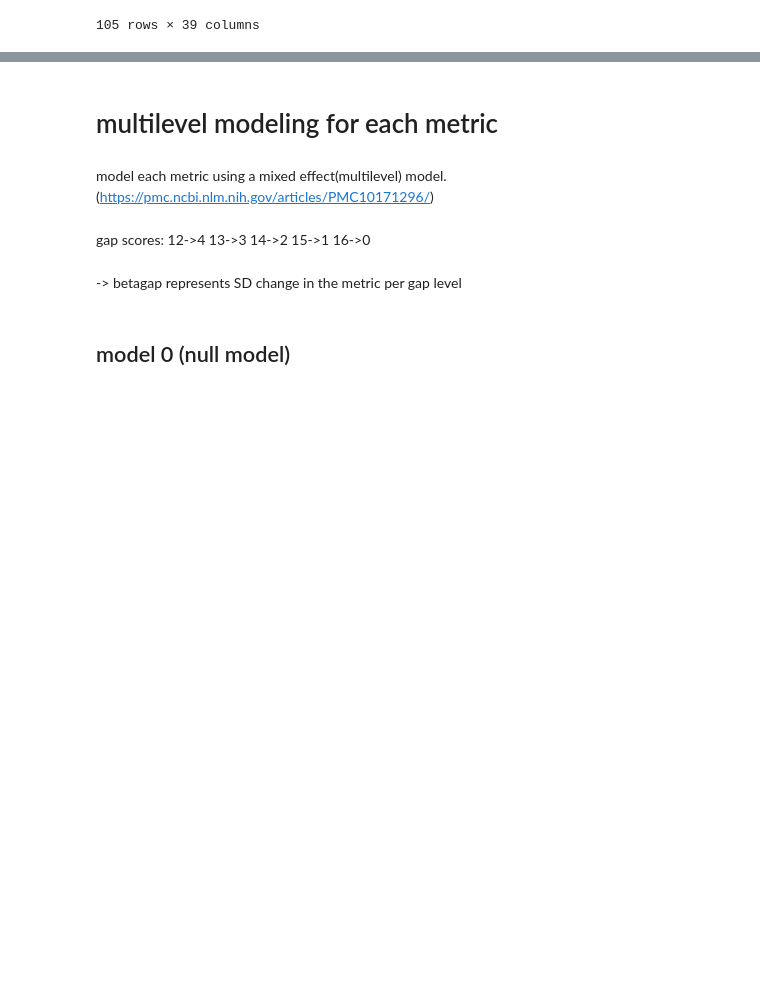
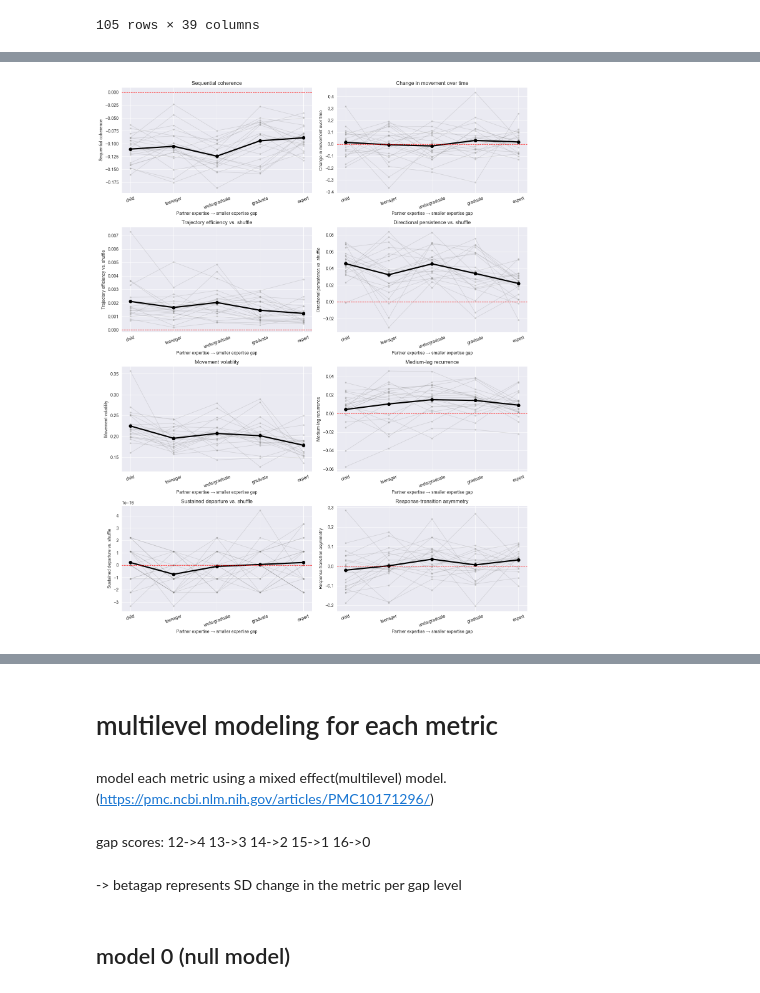
Before and after one commit to yume-24/expertise_conversation, a Jupyter notebook: big_analysis.ipynb, the cells around one changed output, grey strips where cells are left out. Cells and saved outputs as stored; diff of their text form; code cells hidden in the pictures; blank space fills up the shorter version.

```diff
--- a/big_analysis.ipynb
+++ b/big_analysis.ipynb
@@ -2087,0 +3366,28 @@ plot_metric_distribution(
+# %%
+fig, axes = plt.subplots(
+    4,
+    2,
+    figsize=(14, 18),
+)
+
+axes = axes.flatten()
+
+for ax, (metric, label) in zip(
+    axes,
+    dynamic_metric_labels.items(),
+):
+    plot_dynamic_metric_trajectories(
+        conversation_dynamics,
+        metric=metric,
+        ylabel=label,
+        zero_reference=(
+            "excess" in metric
+            or "minus" in metric
+        ),
+        ax=ax,
+    )
+
+plt.tight_layout()
+plt.show()
+# %% [output]
+[figure, added]
```
Also changed, not shown: parts of 104 cells of this notebook, 3 other files.
